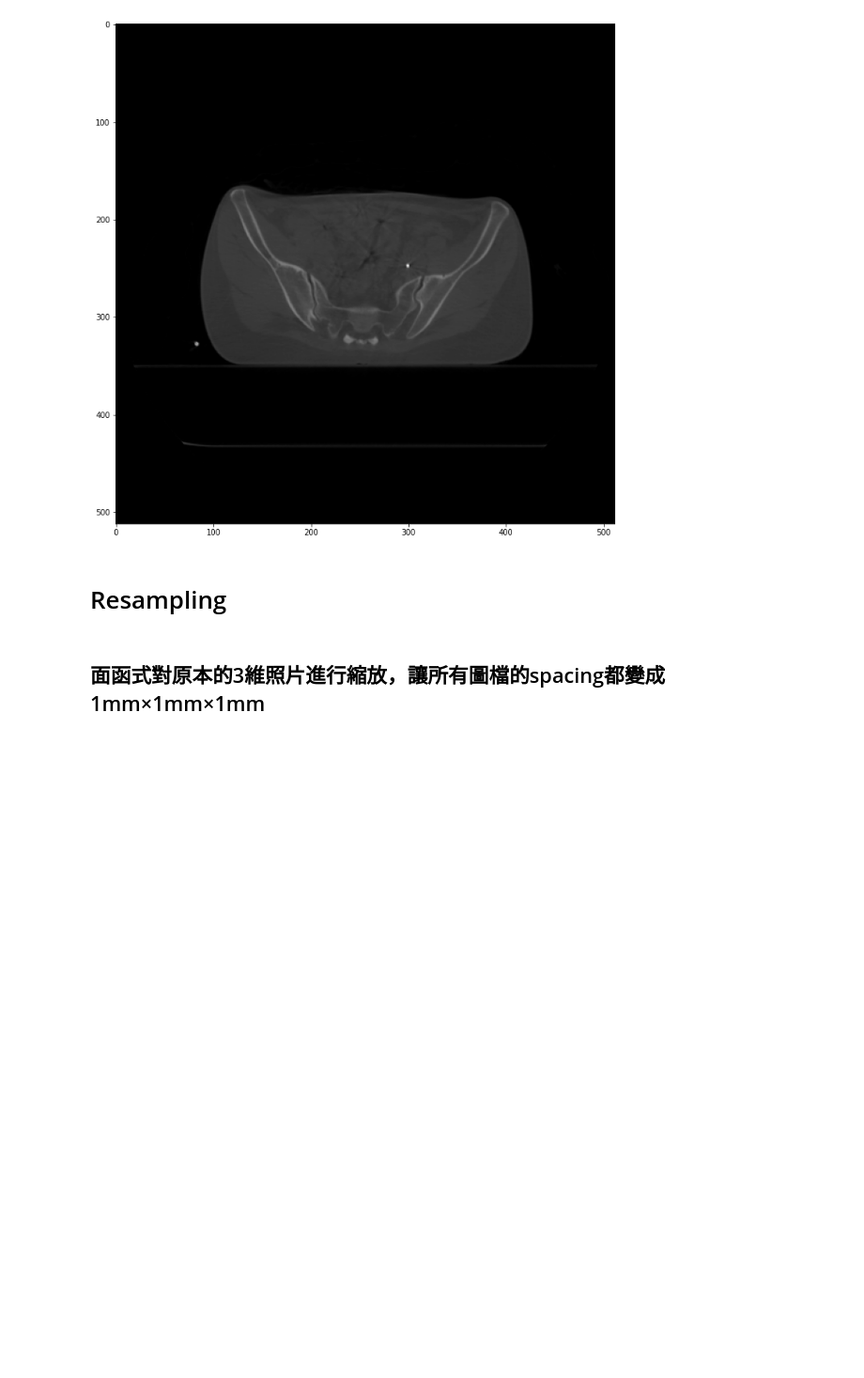
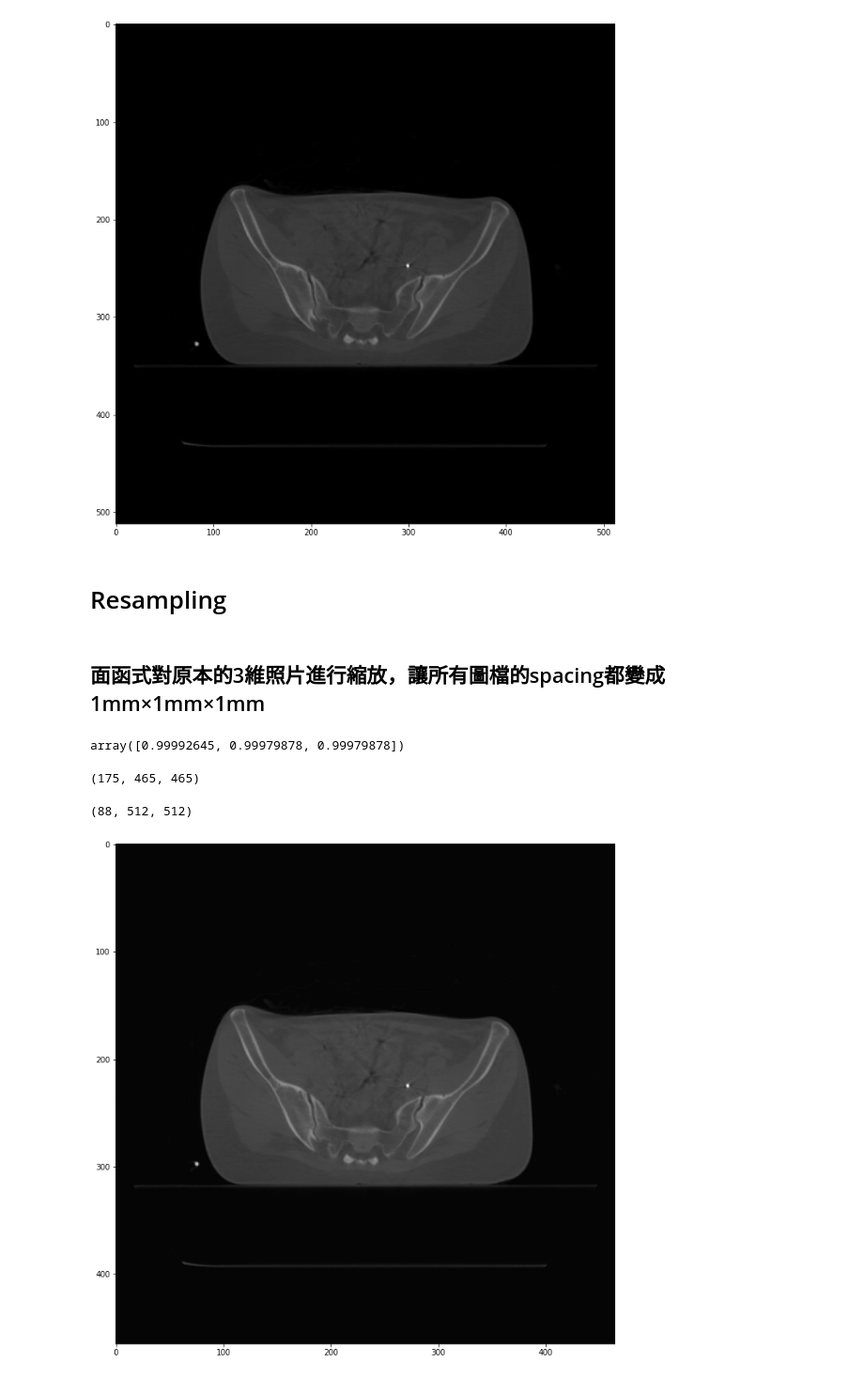
Before and after one commit to jefffang19/cbct, a Jupyter notebook: read_dicom.ipynb, the cells around one changed output. Shown at 94% size. Saved outputs shown, nothing was run; the diff lists cells and outputs as text; code cells hidden in the pictures; blank space fills up the shorter version.

Commit message:
Add resampling

```diff
--- a/read_dicom.ipynb
+++ b/read_dicom.ipynb
@@ -107,6 +107,7 @@ plt.show()
 # %% [markdown]
 ## 面函式對原本的3維照片進行縮放，讓所有圖檔的spacing都變成 1mm×1mm×1mm
 # %%
+def resample(image, scan, new_spacing=[1, 1, 1]):
     #取出原本的spacing
     #[scan[0].SliceThickness] + list(scan[0].PixelSpacing) 會組成一個list，裡面是的spacing數值
     spacing = np.array([scan[0].SliceThickness] + list(scan[0].PixelSpacing), dtype=np.float64)
@@ -122,6 +123,28 @@ plt.show()
     image = scipy.ndimage.interpolation.zoom(image, real_resize_factor, mode='nearest')
 
     return image, new_spacing
+# %%
+import scipy.ndimage
+image, new_spacing = resample(patient_pixels, slices)
+# %%
+new_spacing
+# %% [output]
+array([0.99992645, 0.99979878, 0.99979878])
+# %%
+# after resampling, there might be more slices
+image.shape
+# %% [output]
+(175, 465, 465)
+# %%
+patient_pixels.shape
+# %% [output]
+(88, 512, 512)
+# %%
+plt.figure(figsize=(12,12))
+plt.imshow(image[120], cmap=plt.cm.gray)
+plt.show()
+# %% [output]
+[figure, added]
 # %%
 def image_resize(image, width = None, height = None, inter = cv2.INTER_AREA):
     # initialize the dimensions of the image to be resized and
```
Also changed, not shown: parts of 1 cell of this notebook.
